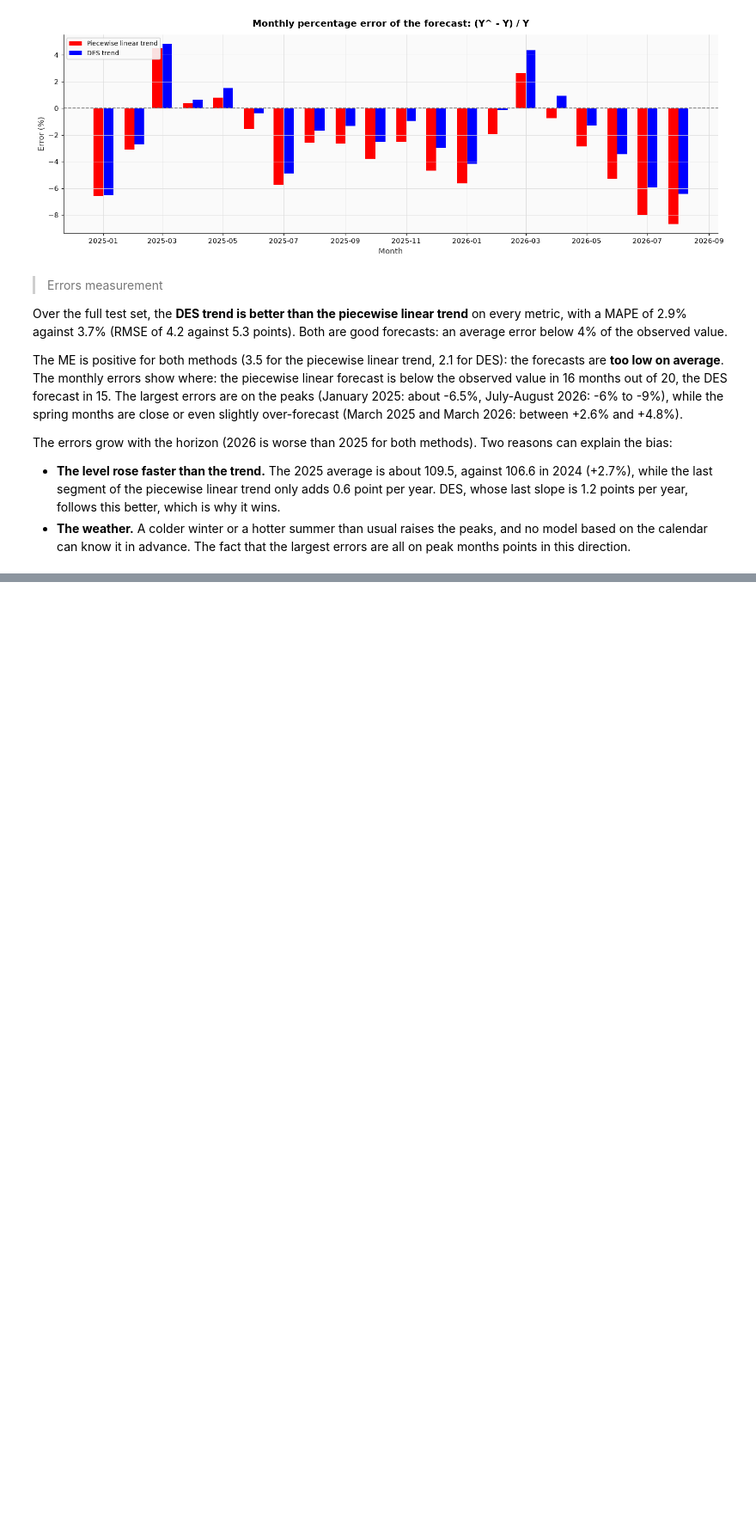
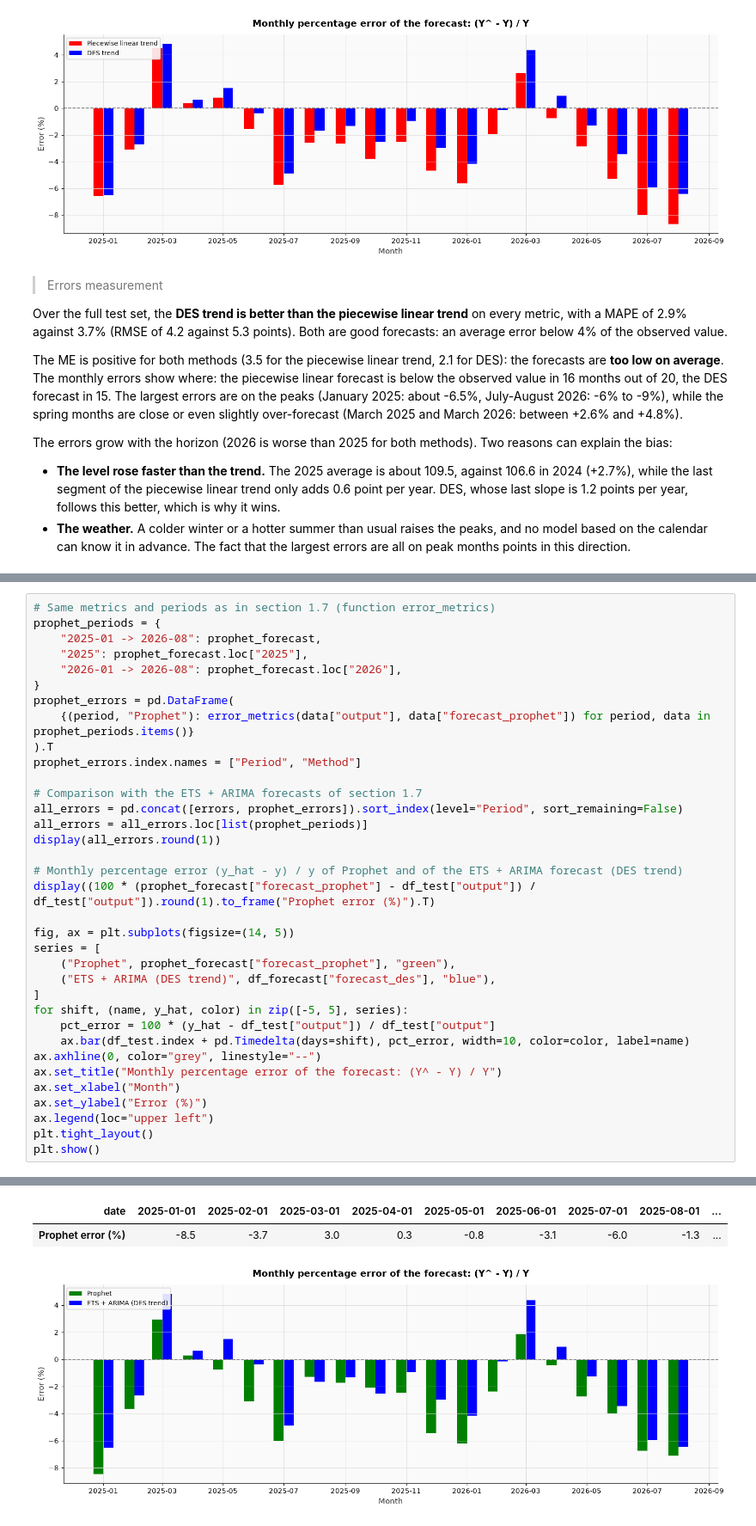
Before and after one commit to loop-enjoyer/TSA_Project, a Jupyter notebook: TSA-Project - Tanguy MANDRILLON.ipynb, the cells around one changed output, grey strips where cells are left out. Shown at 86% size. Drawn from its saved outputs; the diff is of its cells as text; blank space fills up the shorter version.

```diff
--- a/TSA-Project - Tanguy MANDRILLON.ipynb
+++ b/TSA-Project - Tanguy MANDRILLON.ipynb
@@ -1263,0 +1410,36 @@ The errors grow with the horizon (2026 is worse than 2025 for both methods). Two
+# %%
+# Same metrics and periods as in section 1.7 (function error_metrics)
+prophet_periods = {
+    "2025-01 -> 2026-08": prophet_forecast,
+    "2025": prophet_forecast.loc["2025"],
+    "2026-01 -> 2026-08": prophet_forecast.loc["2026"],
+}
+prophet_errors = pd.DataFrame(
+    {(period, "Prophet"): error_metrics(data["output"], data["forecast_prophet"]) for period, data in prophet_periods.items()}
+).T
+prophet_errors.index.names = ["Period", "Method"]
+
+# Comparison with the ETS + ARIMA forecasts of section 1.7
+all_errors = pd.concat([errors, prophet_errors]).sort_index(level="Period", sort_remaining=False)
+all_errors = all_errors.loc[list(prophet_periods)]
+display(all_errors.round(1))
+
+# Monthly percentage error (y_hat - y) / y of Prophet and of the ETS + ARIMA forecast (DES trend)
+display((100 * (prophet_forecast["forecast_prophet"] - df_test["output"]) / df_test["output"]).round(1).to_frame("Prophet error (%)").T)
+
+fig, ax = plt.subplots(figsize=(14, 5))
+series = [
+    ("Prophet", prophet_forecast["forecast_prophet"], "green"),
+    ("ETS + ARIMA (DES trend)", df_forecast["forecast_des"], "blue"),
+]
+for shift, (name, y_hat, color) in zip([-5, 5], series):
+    pct_error = 100 * (y_hat - df_test["output"]) / df_test["output"]
+    ax.bar(df_test.index + pd.Timedelta(days=shift), pct_error, width=10, color=color, label=name)
+ax.axhline(0, color="grey", linestyle="--")
+ax.set_title("Monthly percentage error of the forecast: (Y^ - Y) / Y")
+ax.set_xlabel("Month")
+ax.set_ylabel("Error (%)")
+ax.legend(loc="upper left")
+plt.tight_layout()
+plt.show()
+# %% [output]
@@ -1263,0 +1457,3 @@ The errors grow with the horizon (2026 is worse than 2025 for both methods). Two
+| date | 2025-01-01 | 2025-02-01 | 2025-03-01 | 2025-04-01 | 2025-05-01 | 2025-06-01 | 2025-07-01 | 2025-08-01 | ... |
+| Prophet error (%) | -8.5 | -3.7 | 3.0 | 0.3 | -0.8 | -3.1 | -6.0 | -1.3 | ... |
+[figure, added]
```
Also changed, not shown: parts of 13 cells of this notebook.
